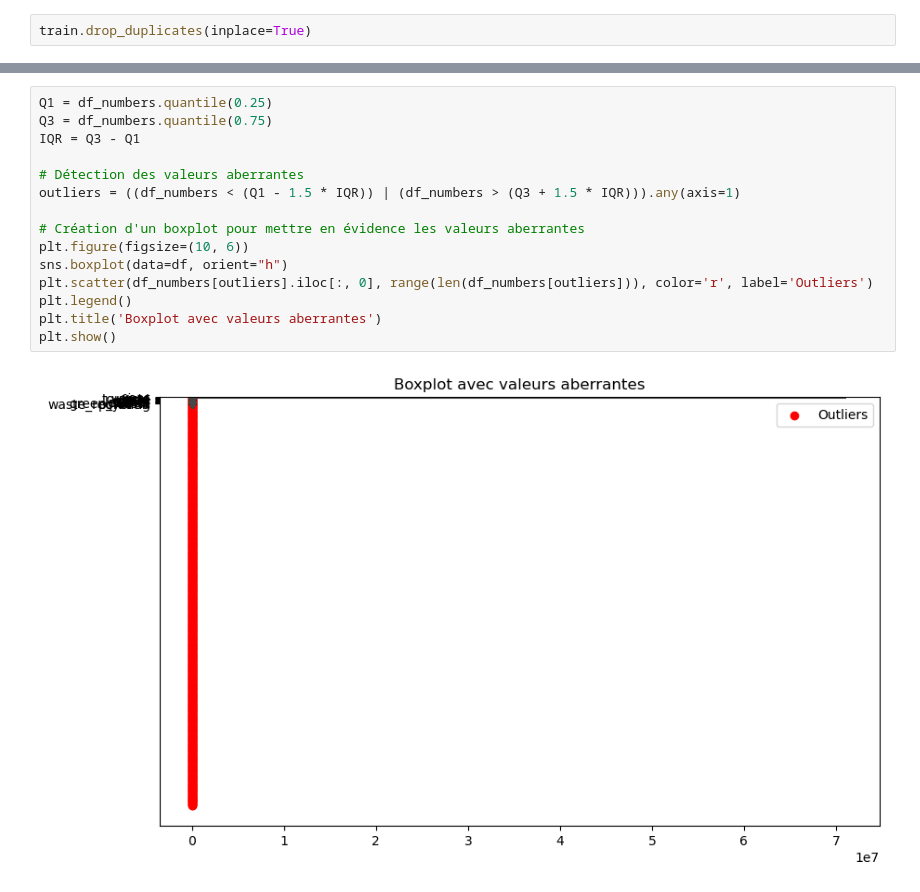
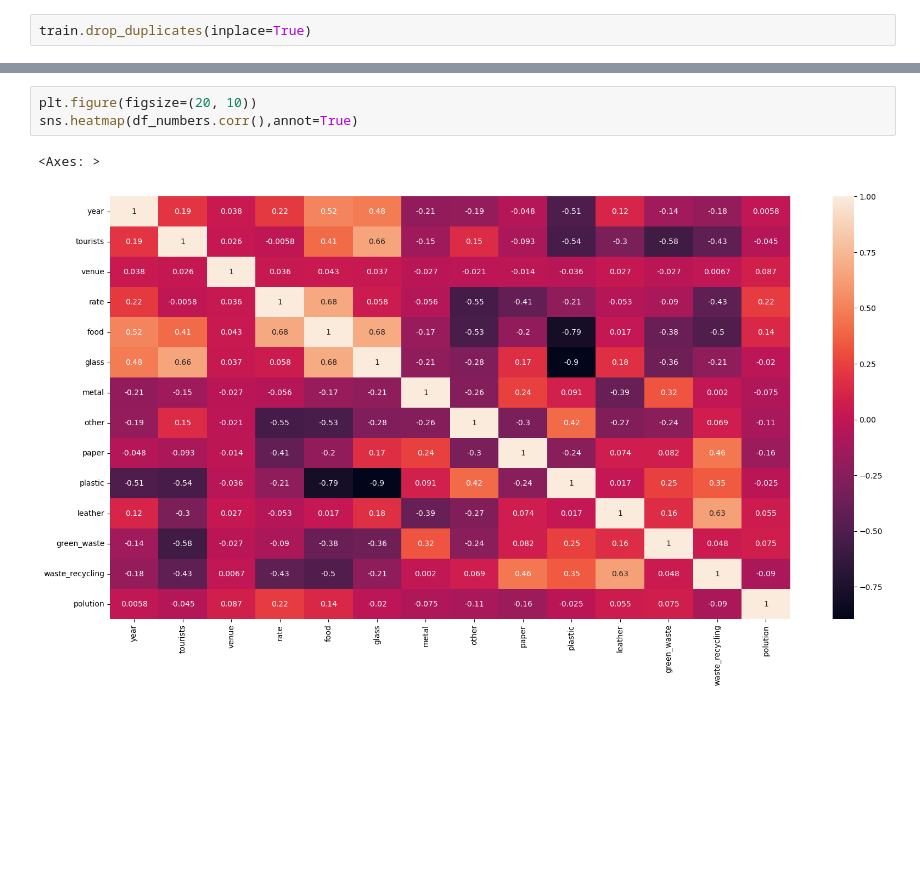
Before and after one commit to Cassette86/Green_ai_project_Water_polution, a Jupyter notebook: water_pollution_dataset/main.ipynb, the cells around one changed output, grey strips where cells are left out. Saved outputs shown, nothing was run; the diff lists cells and outputs as text; blank space fills up the shorter version.

```diff
--- a/water_pollution_dataset/main.ipynb
+++ b/water_pollution_dataset/main.ipynb
@@ -124,17 +148,6 @@ df_numbers.head()
-# %%
-Q1 = df_numbers.quantile(0.25)
-Q3 = df_numbers.quantile(0.75)
-IQR = Q3 - Q1
-
-# Détection des valeurs aberrantes
-outliers = ((df_numbers < (Q1 - 1.5 * IQR)) | (df_numbers > (Q3 + 1.5 * IQR))).any(axis=1)
-
-# Création d'un boxplot pour mettre en évidence les valeurs aberrantes
-plt.figure(figsize=(10, 6))
-sns.boxplot(data=df, orient="h")
-plt.scatter(df_numbers[outliers].iloc[:, 0], range(len(df_numbers[outliers])), color='r', label='Outliers')
-plt.legend()
-plt.title('Boxplot avec valeurs aberrantes')
-plt.show()
-# %% [output]
-[figure, removed]
+# %%
+plt.figure(figsize=(20, 10))
+sns.heatmap(df_numbers.corr(),annot=True)
+# %% [output]
+<Axes: >
+[figure, added]
```
Also changed, not shown: parts of 8 cells of this notebook.
